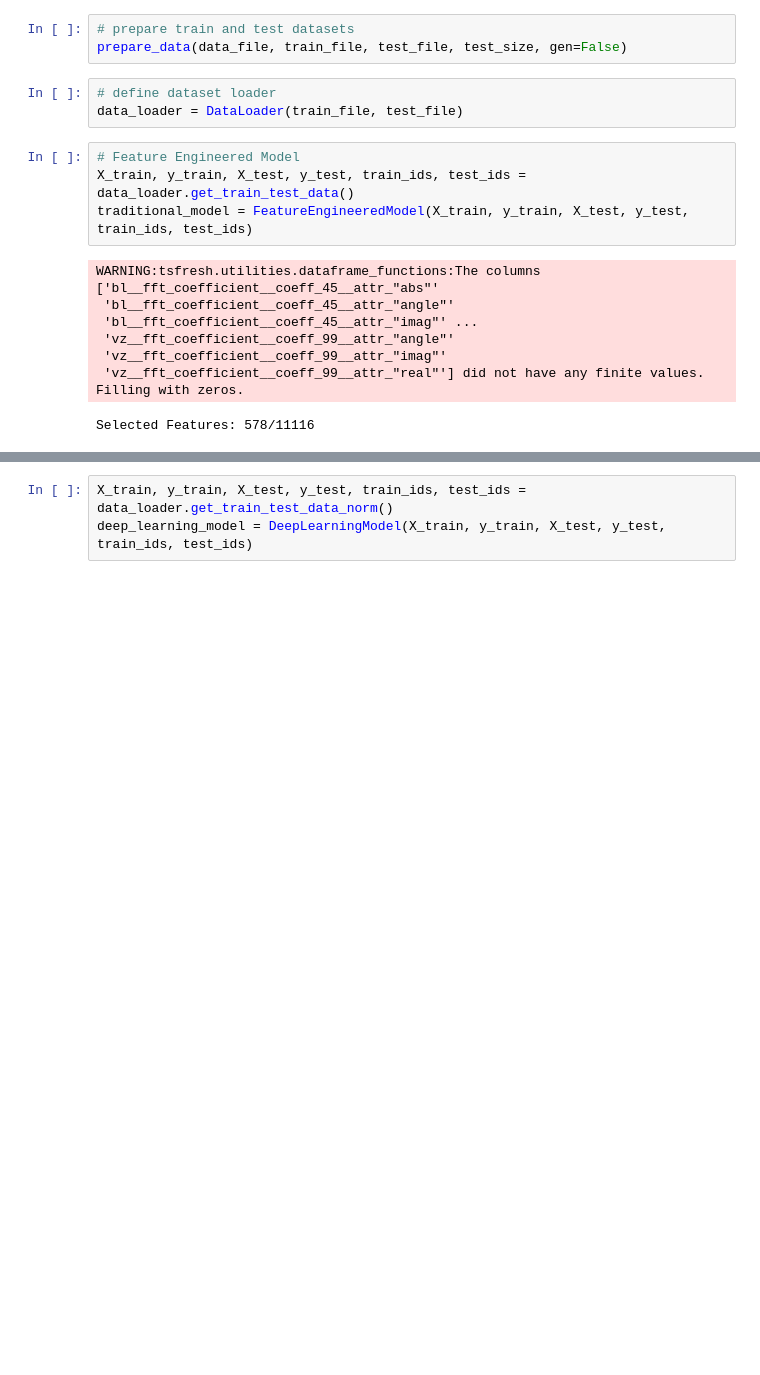
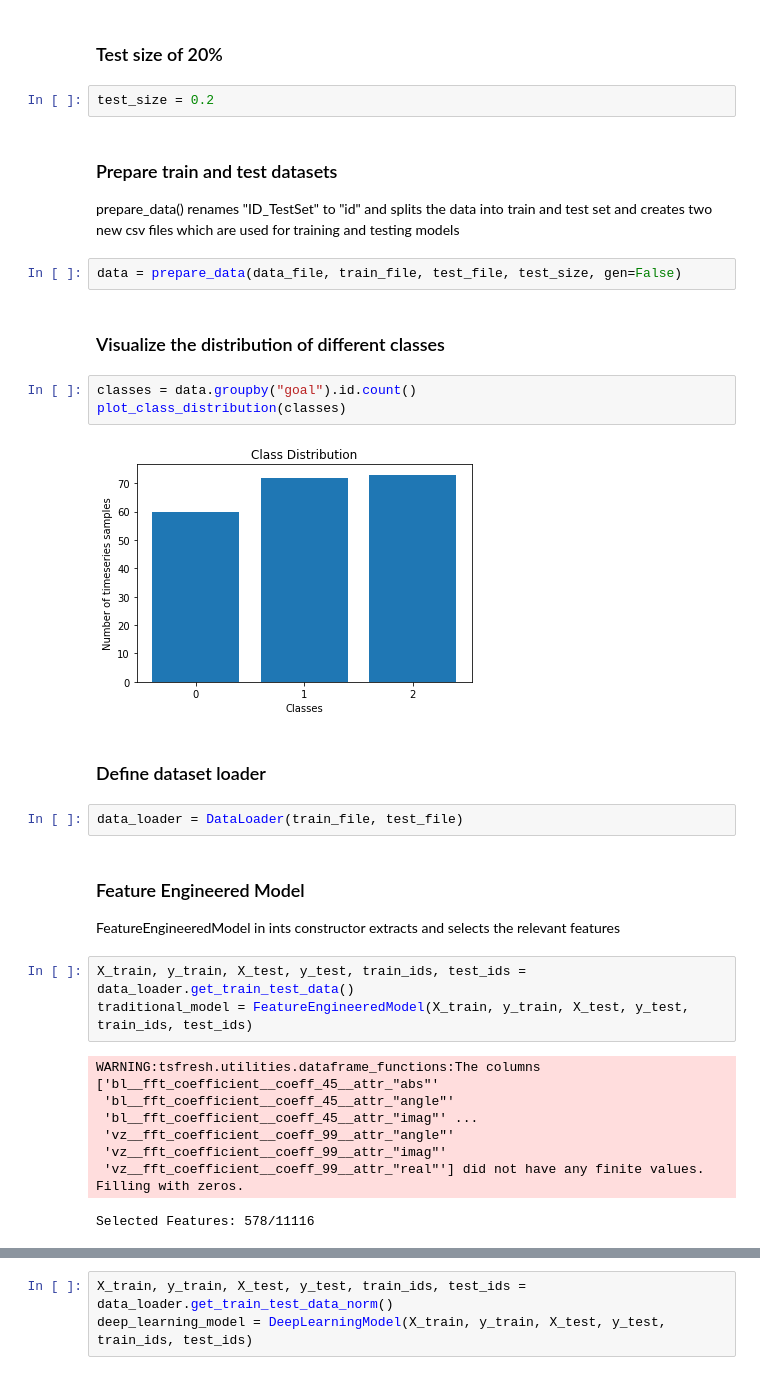
Before and after one commit to anurag1paul/TimeseriesClassification, a Jupyter notebook: Project.ipynb, the cells around one changed output, grey strips where cells are left out. Drawn from its saved outputs; the diff is of its cells as text; blank space fills up the shorter version.

```diff
--- a/Project.ipynb
+++ b/Project.ipynb
@@ -18,11 +23,28 @@ test_size = 0.2
+# %% [markdown]
+### Test size of 20%
+# %%
+test_size = 0.2
+# %% [markdown]
+### Prepare train and test datasets
+prepare_data() renames "ID_TestSet" to "id" and splits the data into train and test set and creates two new csv files which are used for training and testing models
 # %%
-# prepare train and test datasets
-prepare_data(data_file, train_file, test_file, test_size, gen=False)
+data = prepare_data(data_file, train_file, test_file, test_size, gen=False)
+# %% [markdown]
+### Visualize the distribution of different classes
+# %%
+classes = data.groupby("goal").id.count()
+plot_class_distribution(classes)
+# %% [output]
+[figure, added]
+# %% [markdown]
+### Define dataset loader
 # %%
-# define dataset loader
 data_loader = DataLoader(train_file, test_file)
+# %% [markdown]
+### Feature Engineered Model
+
+FeatureEngineeredModel in ints constructor extracts and selects the relevant features
 # %%
-# Feature Engineered Model
 X_train, y_train, X_test, y_test, train_ids, test_ids = data_loader.get_train_test_data()
 traditional_model = FeatureEngineeredModel(X_train, y_train, X_test, y_test, train_ids, test_ids)
 # %% [output]
```
Also changed, not shown: parts of 18 cells of this notebook, 5 other files.
